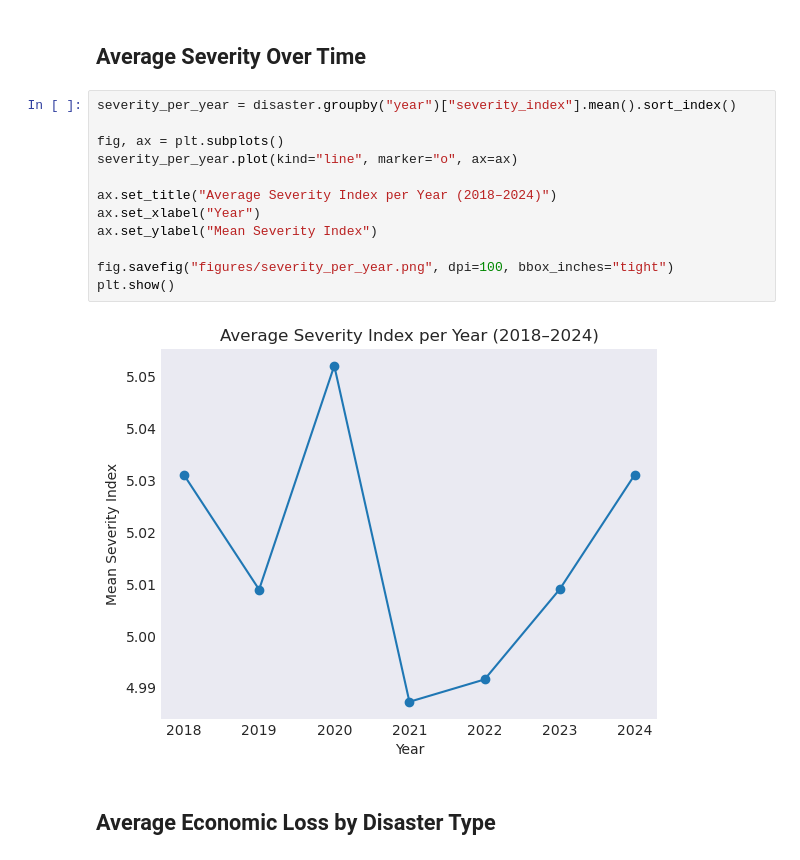
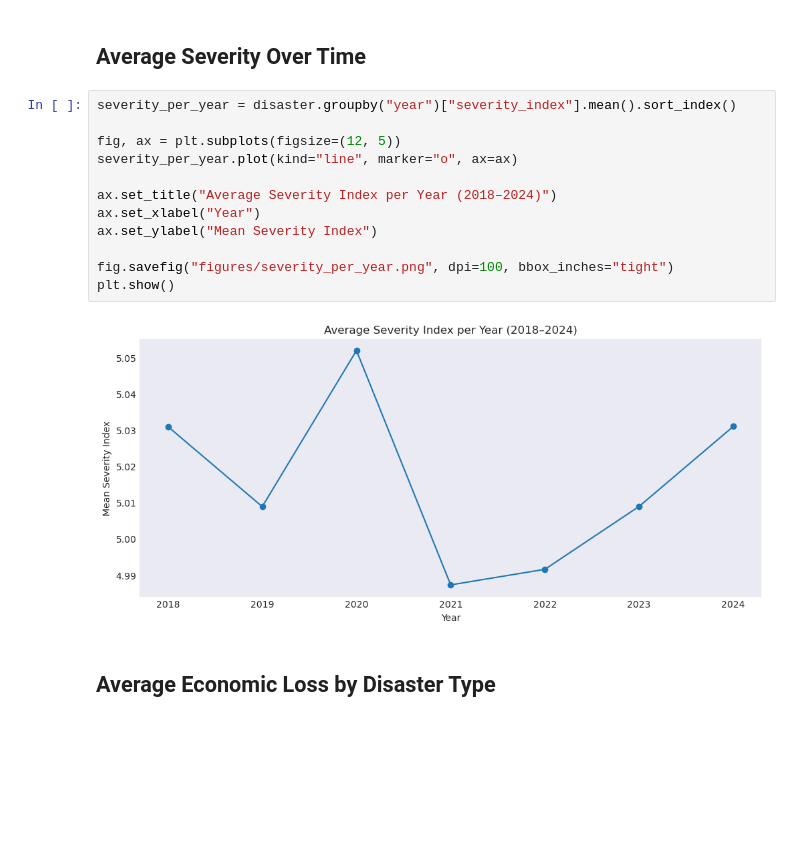
Before and after one commit to UCB-stat-159-f25/ucb-stat-159-f25-classroom-final-final, a Jupyter notebook: exploratory_data_analysis.ipynb, the cells around one changed output. Saved outputs shown, nothing was run; the diff lists cells and outputs as text; blank space fills up the shorter version.

```diff
--- a/exploratory_data_analysis.ipynb
+++ b/exploratory_data_analysis.ipynb
@@ -44,17 +44,17 @@ plt.show()
 # %%
 severity_per_year = disaster.groupby("year")["severity_index"].mean().sort_index()
 
-fig, ax = plt.subplots()
+fig, ax = plt.subplots(figsize=(12, 5))
 severity_per_year.plot(kind="line", marker="o", ax=ax)
 
 ax.set_title("Average Severity Index per Year (2018–2024)")
 ax.set_xlabel("Year")
 ax.set_ylabel("Mean Severity Index")
 
 fig.savefig("figures/severity_per_year.png", dpi=100, bbox_inches="tight")
 plt.show()
 # %% [output]
-[figure, old version]
+[figure, new version]
 # %% [markdown]
 ## Average Economic Loss by Disaster Type
 # %%
```
Also changed, not shown: parts of 5 cells of this notebook, 6 other files.
